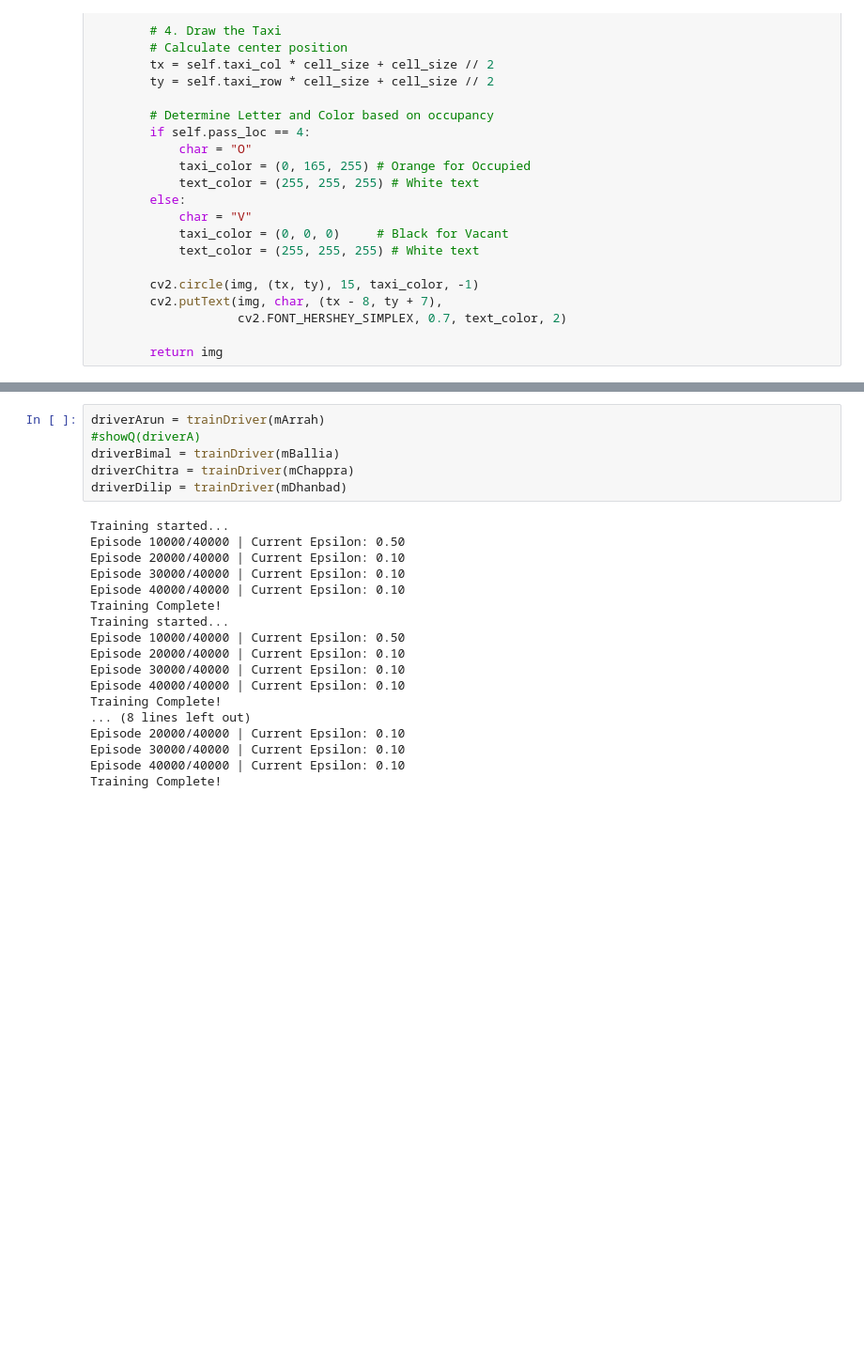
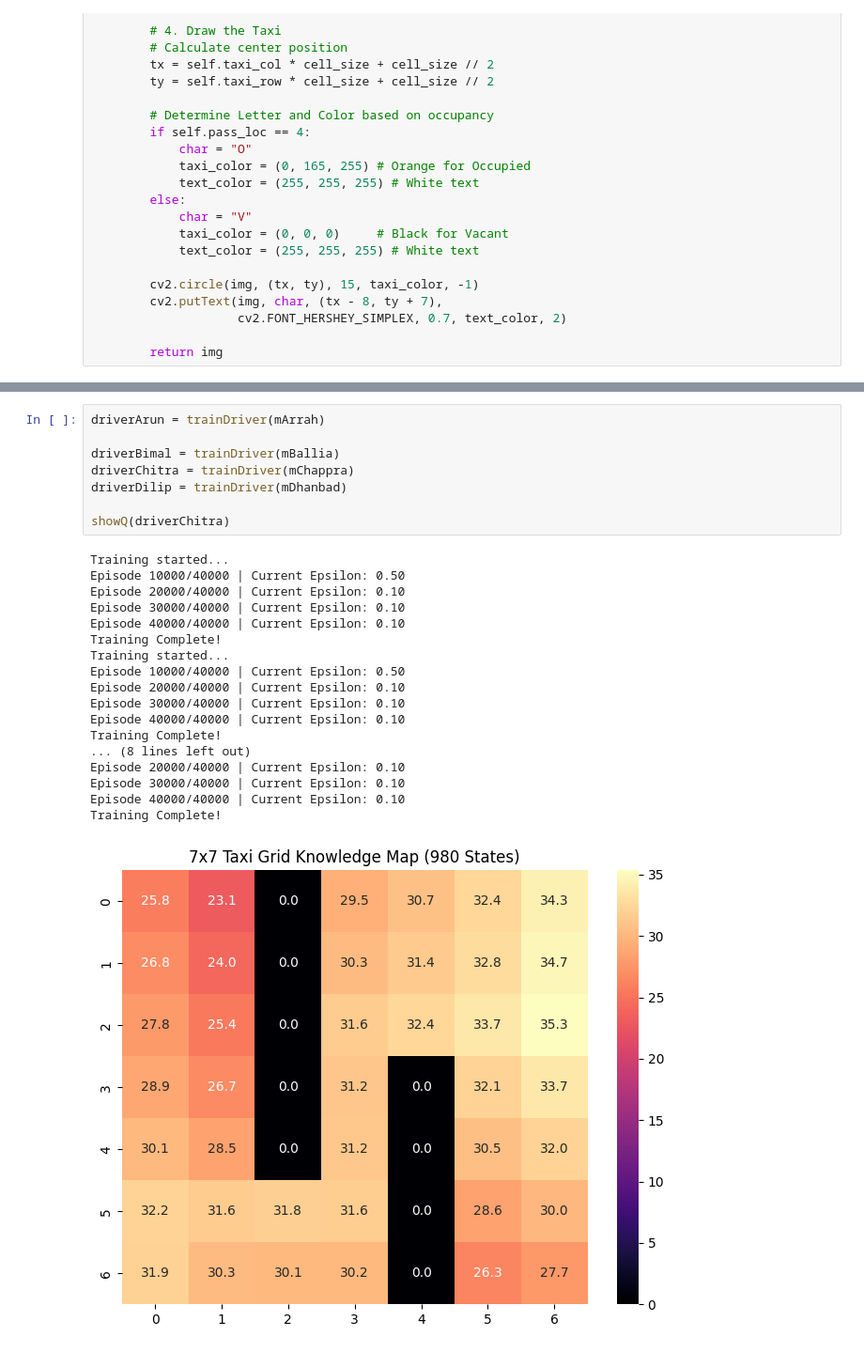
Before and after one commit to prithwis/AGI, a Jupyter notebook: Taxi77.ipynb, the cells around one changed output, grey strips where cells are left out. Shown at 94% size. Cells and saved outputs as stored; diff of their text form; blank space fills up the shorter version.

```diff
--- a/Taxi77.ipynb
+++ b/Taxi77.ipynb
@@ -369,26 +371,29 @@ def trainDriver(cityMap):
         return(q_table)
 # %%
 driverArun = trainDriver(mArrah)
-#showQ(driverA)
+
 driverBimal = trainDriver(mBallia)
 driverChitra = trainDriver(mChappra)
 driverDilip = trainDriver(mDhanbad)
+
+showQ(driverChitra)
 # %% [output]
 Training started...
 Episode 10000/40000 | Current Epsilon: 0.50
 Episode 20000/40000 | Current Epsilon: 0.10
 Episode 30000/40000 | Current Epsilon: 0.10
 Episode 40000/40000 | Current Epsilon: 0.10
 Training Complete!
 Training started...
 Episode 10000/40000 | Current Epsilon: 0.50
 Episode 20000/40000 | Current Epsilon: 0.10
 Episode 30000/40000 | Current Epsilon: 0.10
 Episode 40000/40000 | Current Epsilon: 0.10
 Training Complete!
 ... (8 lines left out)
 Episode 20000/40000 | Current Epsilon: 0.10
 Episode 30000/40000 | Current Epsilon: 0.10
 Episode 40000/40000 | Current Epsilon: 0.10
 Training Complete!
+[figure, added]
 # %%
```
Also changed, not shown: parts of 13 cells of this notebook.
